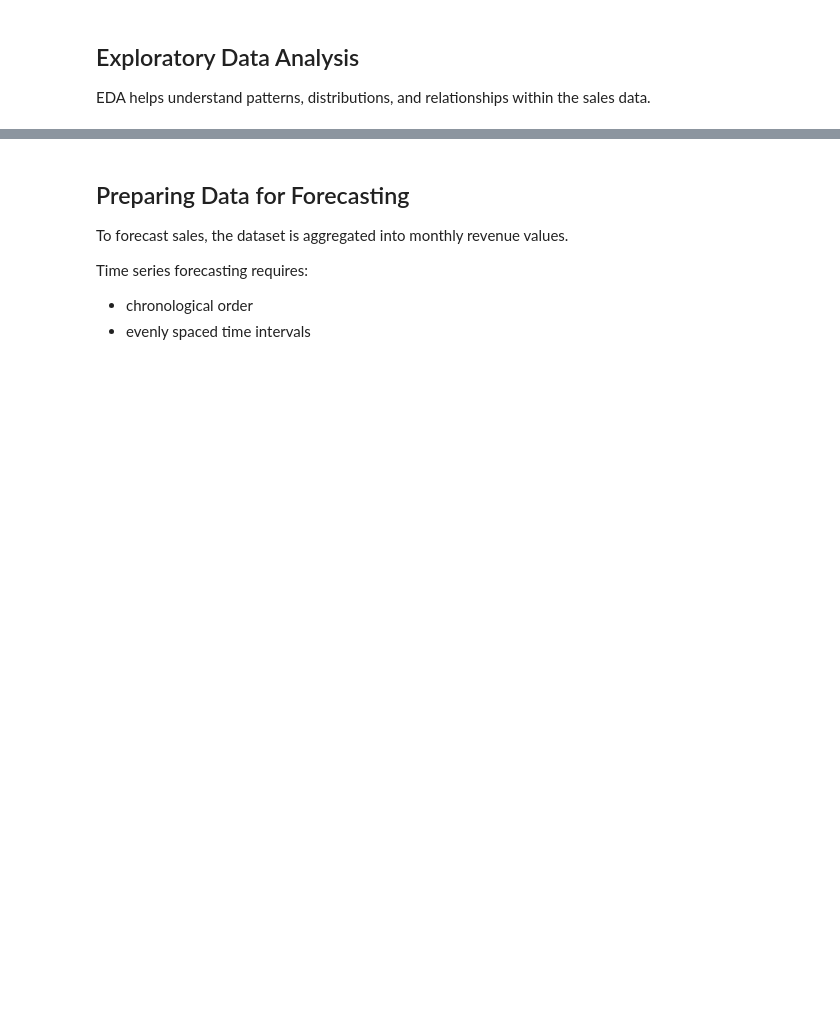
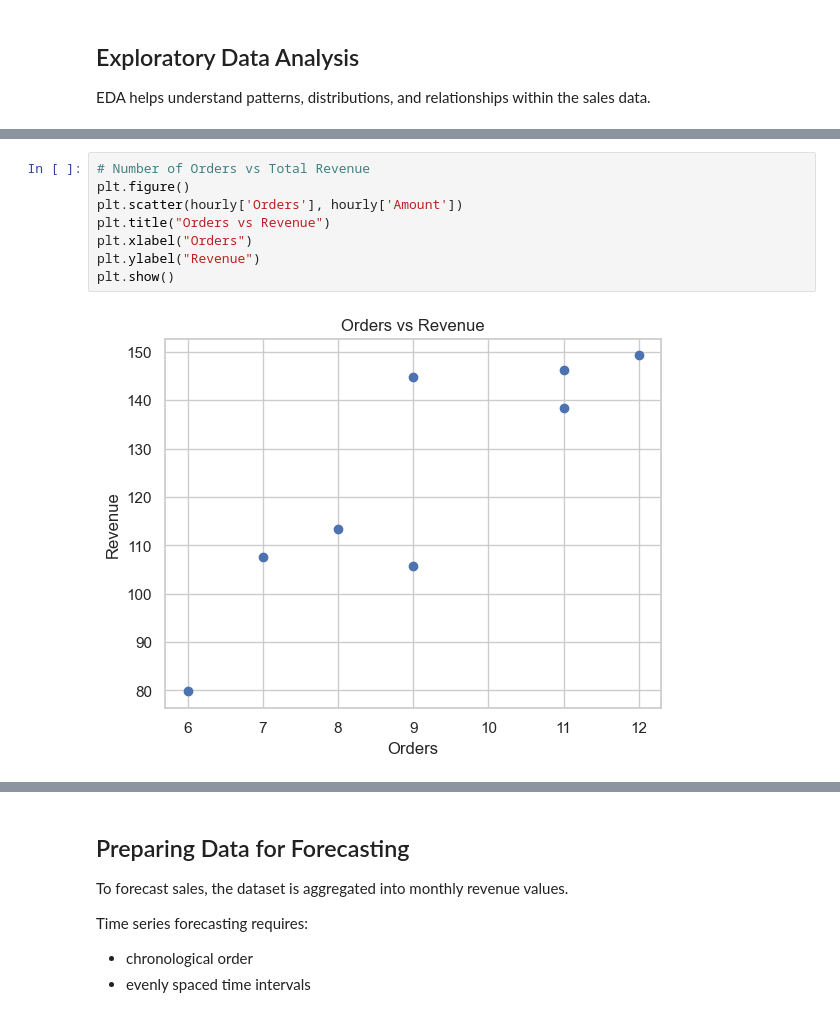
Before and after one commit to MuskanDhamuria/Koryori_Hayashi, a Jupyter notebook: Dashboard/Calculations/calculate.ipynb, the cells around one changed output, grey strips where cells are left out. Cells and saved outputs as stored; diff of their text form; blank space fills up the shorter version.

```diff
--- a/Dashboard/Calculations/calculate.ipynb
+++ b/Dashboard/Calculations/calculate.ipynb
@@ -223,0 +348,10 @@ Dashboard components include:
+# %%
+# Number of Orders vs Total Revenue
+plt.figure()
+plt.scatter(hourly['Orders'], hourly['Amount'])
+plt.title("Orders vs Revenue")
+plt.xlabel("Orders")
+plt.ylabel("Revenue")
+plt.show()
+# %% [output]
+[figure, added]
```
Also changed, not shown: parts of 18 cells of this notebook.
